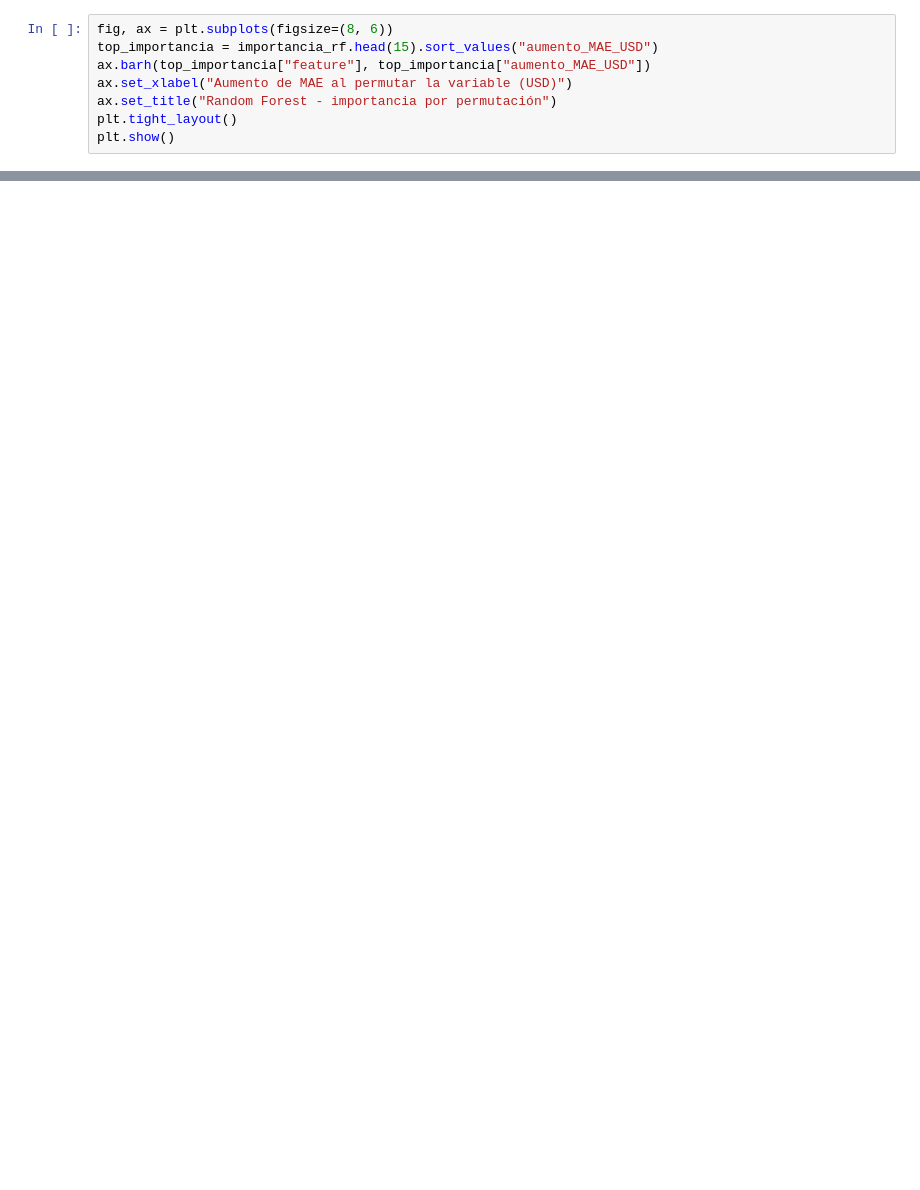
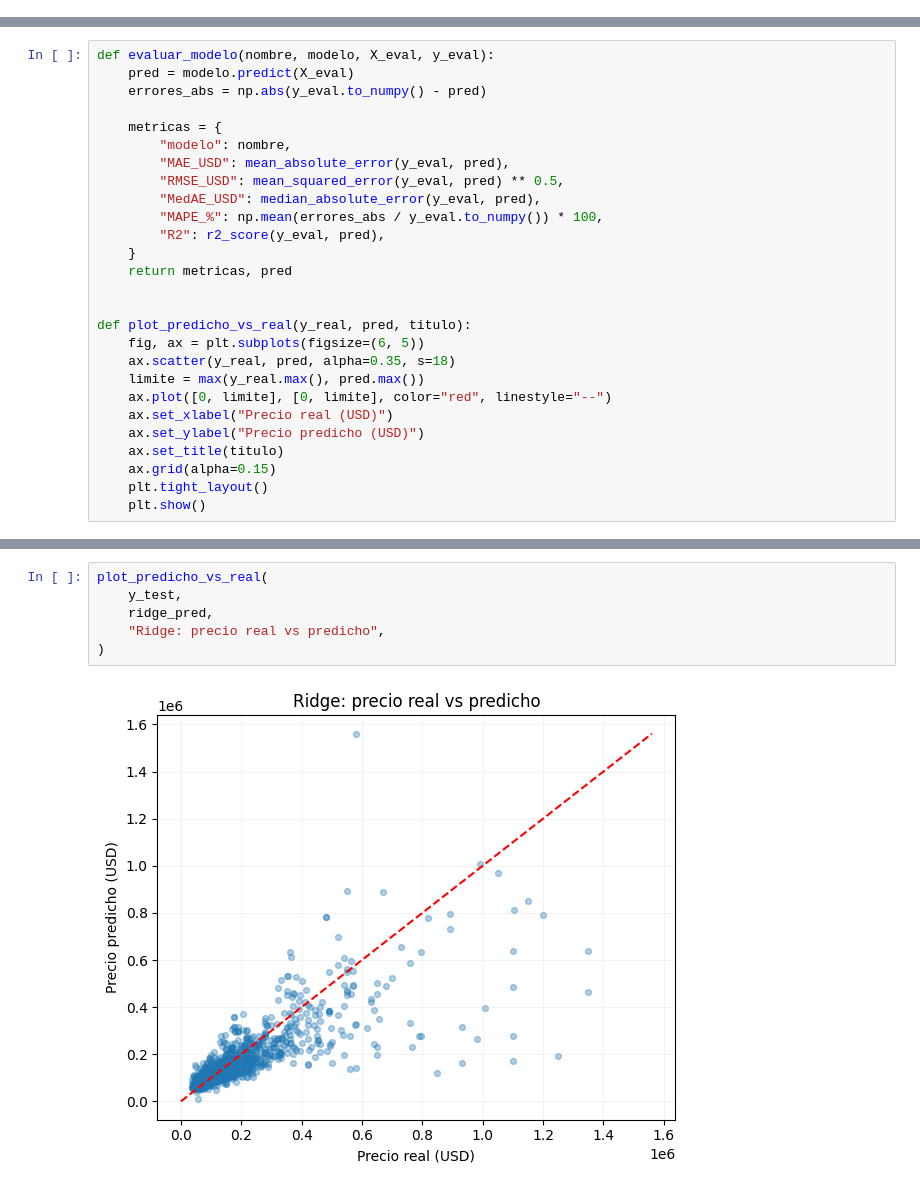
Before and after one commit to LBinello2004/TP_Analitica_Descriptiva_ITBA, a Jupyter notebook: 10_Prediccion.ipynb, the cells around one changed output, grey strips where cells are left out. Saved outputs shown, nothing was run; the diff lists cells and outputs as text; blank space fills up the shorter version.

```diff
--- a/10_Prediccion.ipynb
+++ b/10_Prediccion.ipynb
@@ -338,8 +0,0 @@ importancia_rf.head(20)
-# %%
-fig, ax = plt.subplots(figsize=(8, 6))
-top_importancia = importancia_rf.head(15).sort_values("aumento_MAE_USD")
-ax.barh(top_importancia["feature"], top_importancia["aumento_MAE_USD"])
-ax.set_xlabel("Aumento de MAE al permutar la variable (USD)")
-ax.set_title("Random Forest - importancia por permutación")
-plt.tight_layout()
-plt.show()
@@ -445,0 +260,27 @@ Los modelos son explicativos y de apoyo analítico; no reemplazan validación in
+# %%
+def evaluar_modelo(nombre, modelo, X_eval, y_eval):
+    pred = modelo.predict(X_eval)
+    errores_abs = np.abs(y_eval.to_numpy() - pred)
+
+    metricas = {
+        "modelo": nombre,
+        "MAE_USD": mean_absolute_error(y_eval, pred),
+        "RMSE_USD": mean_squared_error(y_eval, pred) ** 0.5,
+        "MedAE_USD": median_absolute_error(y_eval, pred),
+        "MAPE_%": np.mean(errores_abs / y_eval.to_numpy()) * 100,
+        "R2": r2_score(y_eval, pred),
+    }
+    return metricas, pred
+
+
+def plot_predicho_vs_real(y_real, pred, titulo):
+    fig, ax = plt.subplots(figsize=(6, 5))
+    ax.scatter(y_real, pred, alpha=0.35, s=18)
+    limite = max(y_real.max(), pred.max())
+    ax.plot([0, limite], [0, limite], color="red", linestyle="--")
+    ax.set_xlabel("Precio real (USD)")
+    ax.set_ylabel("Precio predicho (USD)")
+    ax.set_title(titulo)
+    ax.grid(alpha=0.15)
+    plt.tight_layout()
+    plt.show()
@@ -445,0 +349,8 @@ Los modelos son explicativos y de apoyo analítico; no reemplazan validación in
+# %%
+plot_predicho_vs_real(
+    y_test,
+    ridge_pred,
+    "Ridge: precio real vs predicho",
+)
+# %% [output]
+[figure, added]
```
Also changed, not shown: parts of 57 cells of this notebook, 1 other file.
